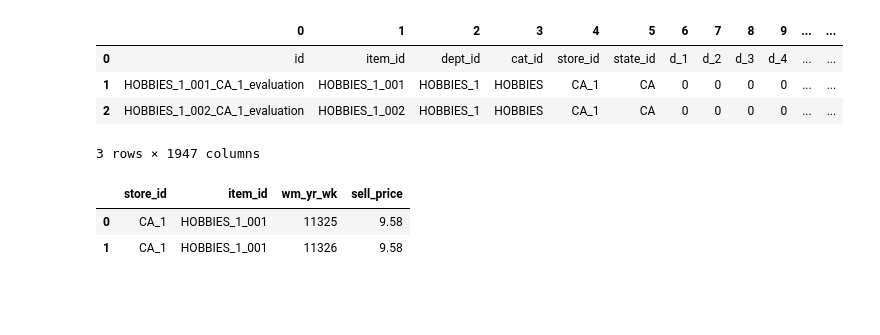
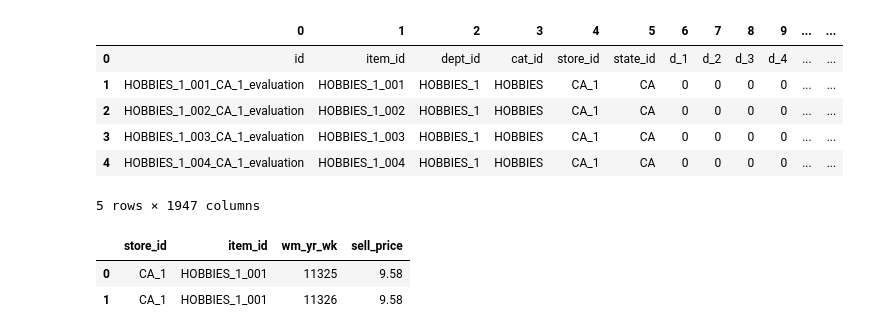
Before and after one commit to lymc33/Data_visualization, a Jupyter notebook: 6_Dashboard_4.ipynb, the cells around one changed output. Saved outputs shown, nothing was run; the diff lists cells and outputs as text; code cells hidden in the pictures; blank space fills up the shorter version.

```diff
--- a/6_Dashboard_4.ipynb
+++ b/6_Dashboard_4.ipynb
@@ -7,13 +7,15 @@ df1 = pd.read_csv('/Users/yairmartinez/Documents/GitHub/Data_visualization/Extra
 df2= pd.read_csv('/Users/yairmartinez/Documents/GitHub/Data_visualization/Extract/sell_prices.csv')
 df3= pd.read_csv('/Users/yairmartinez/Documents/GitHub/Data_visualization/Extract/calendar.csv')
 # %%
-df1.head(3)
+df1.head(5)
 # %% [output]
 |  | 0 | 1 | 2 | 3 | 4 | 5 | 6 | 7 | 8 | 9 | ... | ... |
 | 0 | id | item_id | dept_id | cat_id | store_id | state_id | d_1 | d_2 | d_3 | d_4 | ... | ... |
 | 1 | HOBBIES_1_001_CA_1_evaluation | HOBBIES_1_001 | HOBBIES_1 | HOBBIES | CA_1 | CA | 0 | 0 | 0 | 0 | ... | ... |
 | 2 | HOBBIES_1_002_CA_1_evaluation | HOBBIES_1_002 | HOBBIES_1 | HOBBIES | CA_1 | CA | 0 | 0 | 0 | 0 | ... | ... |
+| 3 | HOBBIES_1_003_CA_1_evaluation | HOBBIES_1_003 | HOBBIES_1 | HOBBIES | CA_1 | CA | 0 | 0 | 0 | 0 | ... | ... |
+| 4 | HOBBIES_1_004_CA_1_evaluation | HOBBIES_1_004 | HOBBIES_1 | HOBBIES | CA_1 | CA | 0 | 0 | 0 | 0 | ... | ... |
-3 rows × 1947 columns
+5 rows × 1947 columns
 # %%
 df2.head(2)
 # %% [output]
```
Also changed, not shown: parts of 19 cells of this notebook.
